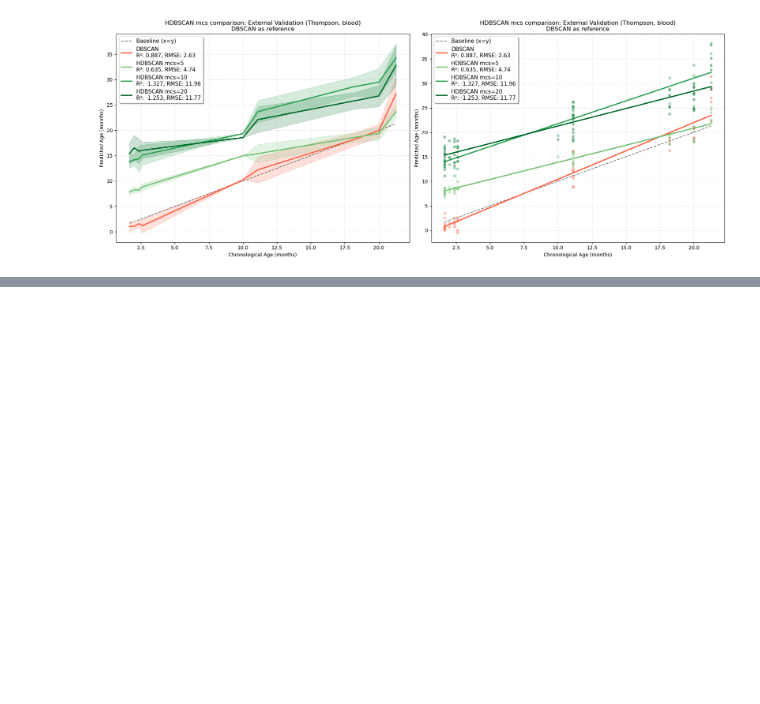
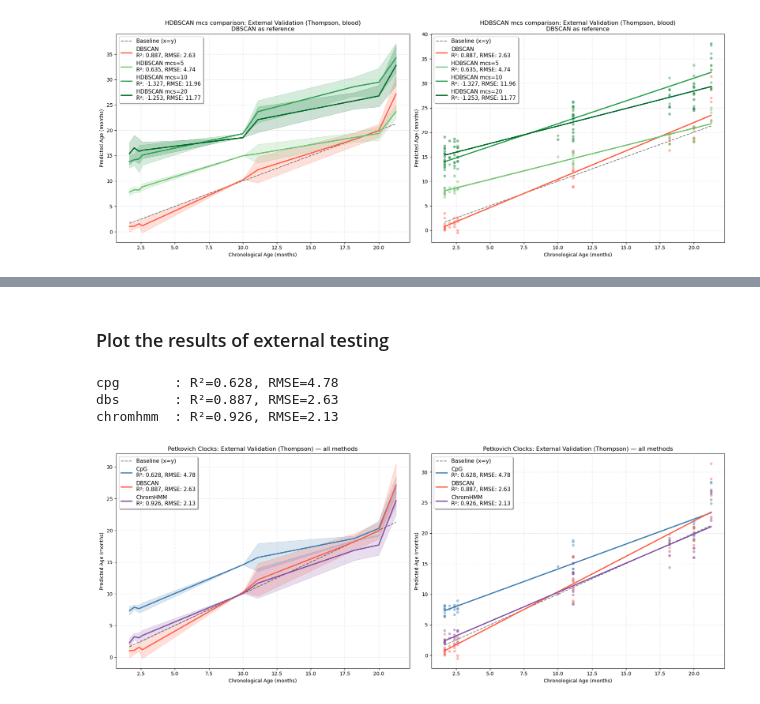
Before and after one commit to PavelGrobushkin/semen, a Jupyter notebook: notebooks/01_petkovich_blood_clocks.ipynb, the cells around one changed output, grey strips where cells are left out. Cells and saved outputs as stored; diff of their text form; code cells hidden in the pictures; blank space fills up the shorter version.

```diff
--- a/notebooks/01_petkovich_blood_clocks.ipynb
+++ b/notebooks/01_petkovich_blood_clocks.ipynb
@@ -725,0 +814,50 @@ hdbscan     : R²=-1.253, RMSE=11.77
+# %%
+# Aggregate Thompson CpGs into ChromHMM segments
+X_t_chromhmm = segment_by_chromhmm(thompson.T, CHROMHMM_BED_MOUSE)
+
+# Segments present in Petkovich but absent from Thompson become NaN columns
+X_t_aligned = X_t_chromhmm.reindex(columns=X_chromhmm.columns)
+
+# NaN imputation (mirrors build_thompson_cluster_features)
+X_t_values = X_t_aligned.to_numpy(dtype=float)
+thompson_segment_means  = np.nanmean(X_t_values, axis=0) # NaN where column is fully absent
+petkovich_segment_means = X_chromhmm.mean().values
+
+impute_values = np.where(
+    np.isnan(thompson_segment_means),
+    petkovich_segment_means,  # fully-absent segments (entire column is NaN): fall back to Petkovich train mean
+    thompson_segment_means,  # partially-missing segments: fill with Thompson's own column mean.
+)
+nan_rows, nan_cols = np.where(np.isnan(X_t_values))
+X_t_values[nan_rows, nan_cols] = impute_values[nan_cols]
+
+X_thompson["chromhmm"] = X_t_values
+# %% [markdown]
+### Plot the results of external testing
+# %%
+preds_all_ext = []
+for name in ["cpg", "dbs", "chromhmm"]:
+    pred = final_models[name].predict(X_thompson[name])
+    r2   = r2_score(y_thompson, pred)
+    rmse = root_mean_squared_error(y_thompson, pred)
+    print(f"{name:10s}: R\u00b2={r2:.3f}, RMSE={rmse:.2f}")
+    preds_all_ext.append(
+        (pred, f"{labels_map[name]}\nR\u00b2: {r2:.3f}, RMSE: {rmse:.2f}", colors[name])
+    )
+
+fig, axes = plt.subplots(1, 2, figsize=(18, 7))
+for ax, style in zip(axes, ["lines", "scatter"]):
+    plot_age_clock(
+        preds_all_ext,
+        y_thompson,
+        "Petkovich Clocks: External Validation (Thompson) \u2014 all methods",
+        style=style, ax=ax,
+    )
+plt.tight_layout()
+fig.savefig(plots_dir / "thompson_validation_all_methods.png", dpi=300, bbox_inches="tight")
+plt.show()
+# %% [output]
+cpg       : R²=0.628, RMSE=4.78
+dbs       : R²=0.887, RMSE=2.63
+chromhmm  : R²=0.926, RMSE=2.13
+[figure, added]
```
Also changed, not shown: parts of 41 cells of this notebook, 17 other files.
